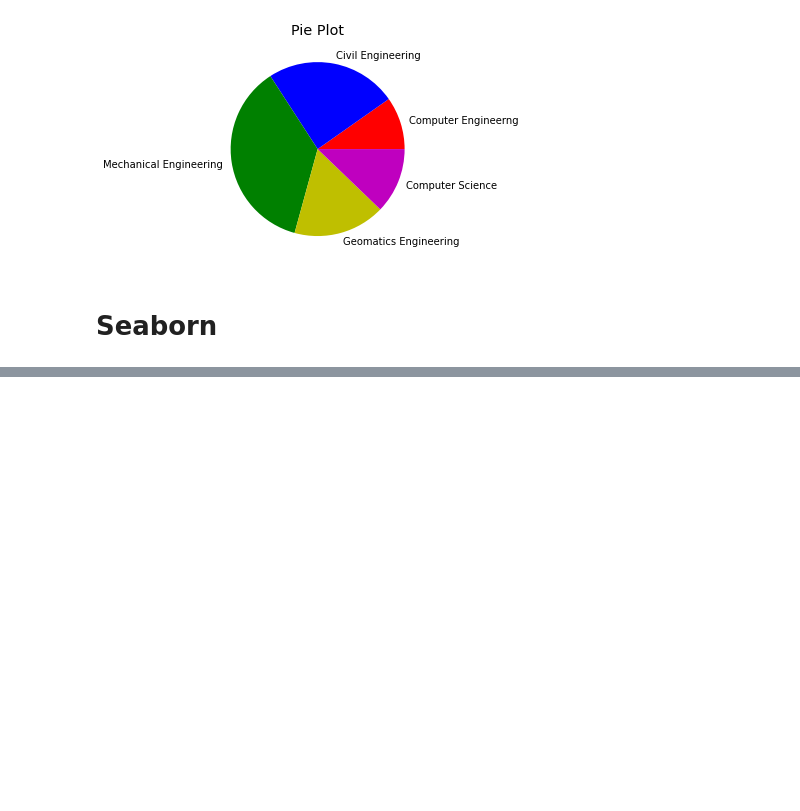
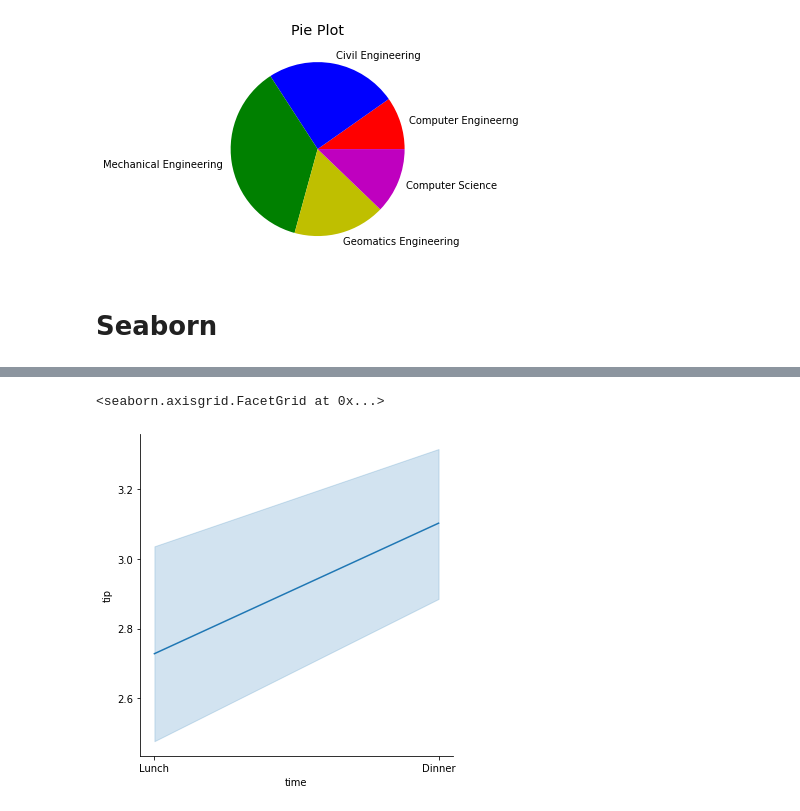
Before and after one commit to amazingashis/Blog, a Jupyter notebook: Data_Visualization_Blog5.ipynb, the cells around one changed output, grey strips where cells are left out. Saved outputs shown, nothing was run; the diff lists cells and outputs as text; code cells hidden in the pictures; blank space fills up the shorter version.

```diff
--- a/Data_Visualization_Blog5.ipynb
+++ b/Data_Visualization_Blog5.ipynb
@@ -107,0 +120,6 @@ plt.show()
+# %%
+b = sns.load_dataset("tips")
+sns.relplot(x = "time",y = "tip", data = b, kind = "line")
+# %% [output]
+<seaborn.axisgrid.FacetGrid at 0x...>
+[figure, added]
```
Also changed, not shown: parts of 13 cells of this notebook.
